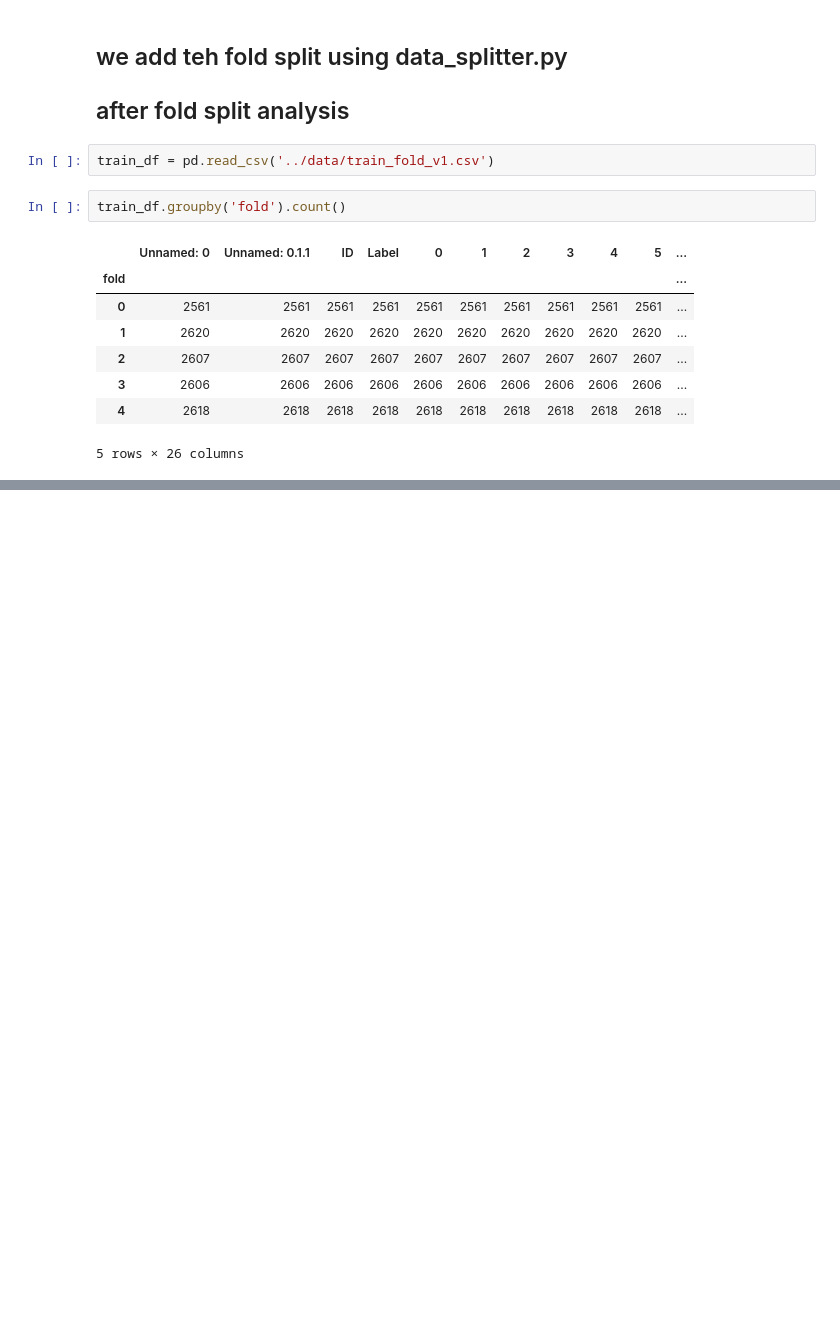
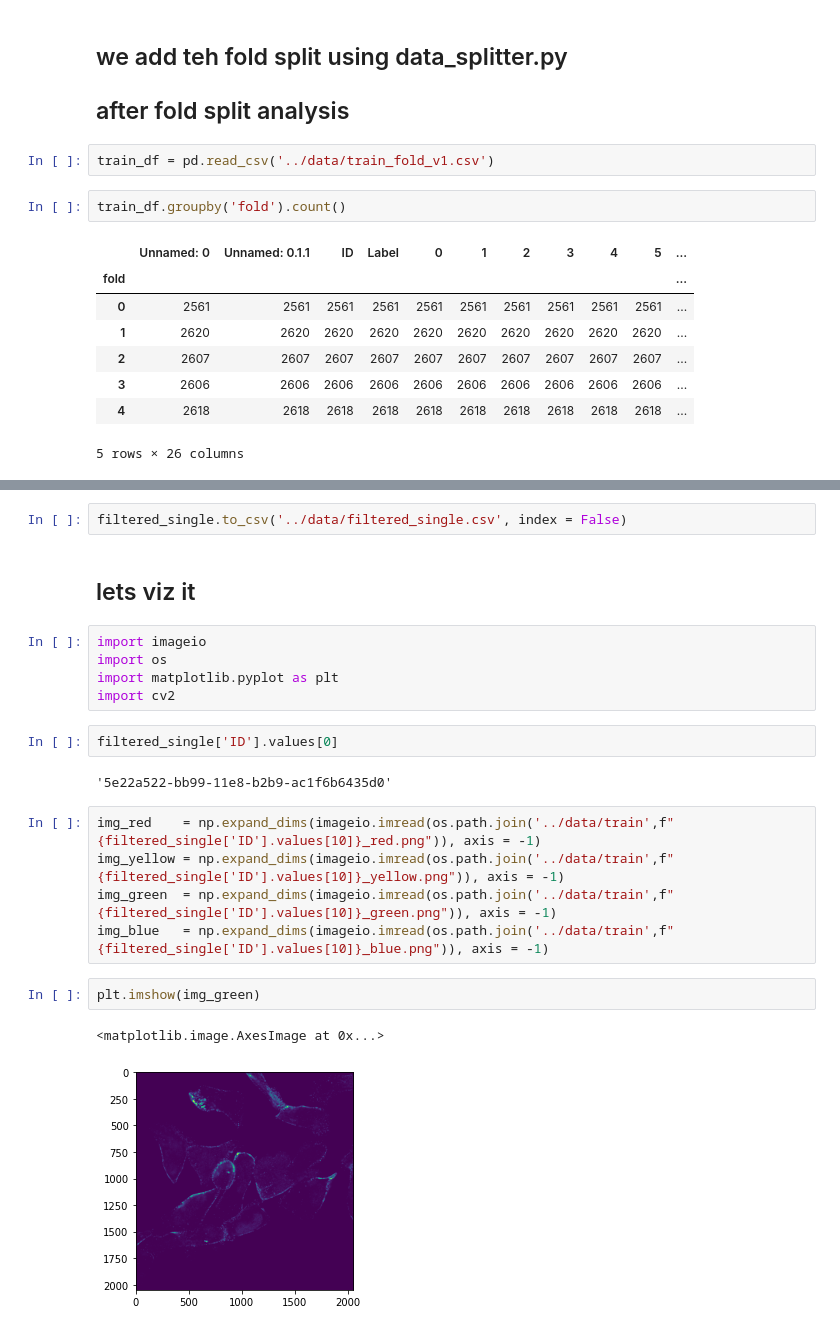
Before and after one commit to yuvaramsingh94/human_protein_atlas, a Jupyter notebook: code/cell_seg_data_analy.ipynb, the cells around one changed output, grey strips where cells are left out. Drawn from its saved outputs; the diff is of its cells as text; blank space fills up the shorter version.

Commit message:
visualization of data

```diff
--- a/code/cell_seg_data_analy.ipynb
+++ b/code/cell_seg_data_analy.ipynb
@@ -128,0 +164,23 @@ train_df.groupby('fold').count()
+# %%
+filtered_single.to_csv('../data/filtered_single.csv', index = False)
+# %% [markdown]
+## lets viz it
+# %%
+import imageio
+import os
+import matplotlib.pyplot as plt
+import cv2
+# %%
+filtered_single['ID'].values[0]
+# %% [output]
+'5e22a522-bb99-11e8-b2b9-ac1f6b6435d0'
+# %%
+img_red    = np.expand_dims(imageio.imread(os.path.join('../data/train',f"{filtered_single['ID'].values[10]}_red.png")), axis = -1)
+img_yellow = np.expand_dims(imageio.imread(os.path.join('../data/train',f"{filtered_single['ID'].values[10]}_yellow.png")), axis = -1)
+img_green  = np.expand_dims(imageio.imread(os.path.join('../data/train',f"{filtered_single['ID'].values[10]}_green.png")), axis = -1)
+img_blue   = np.expand_dims(imageio.imread(os.path.join('../data/train',f"{filtered_single['ID'].values[10]}_blue.png")), axis = -1)
+# %%
+plt.imshow(img_green)
+# %% [output]
+<matplotlib.image.AxesImage at 0x...>
+[figure, added]
```
Also changed, not shown: parts of 14 cells of this notebook, 5 other files.
